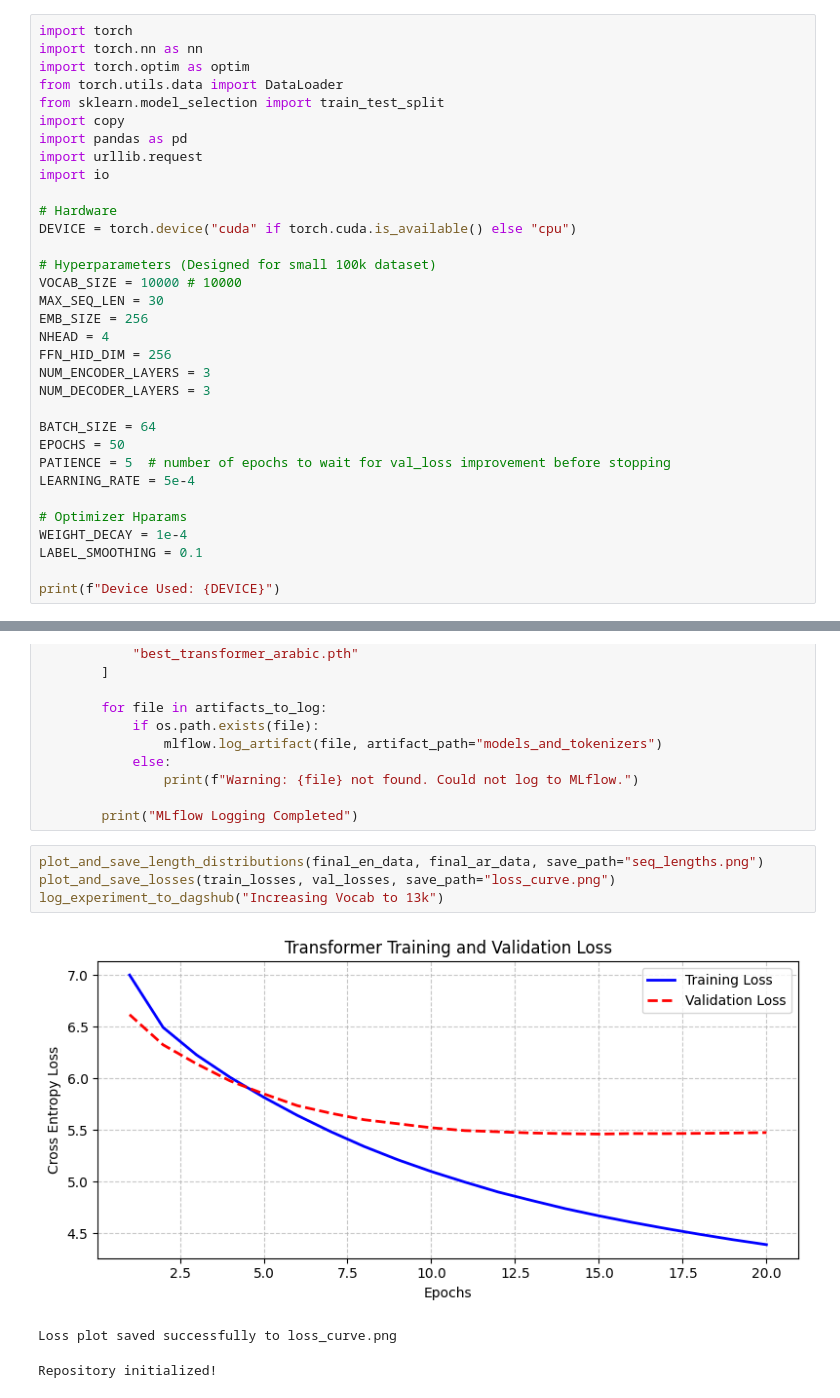
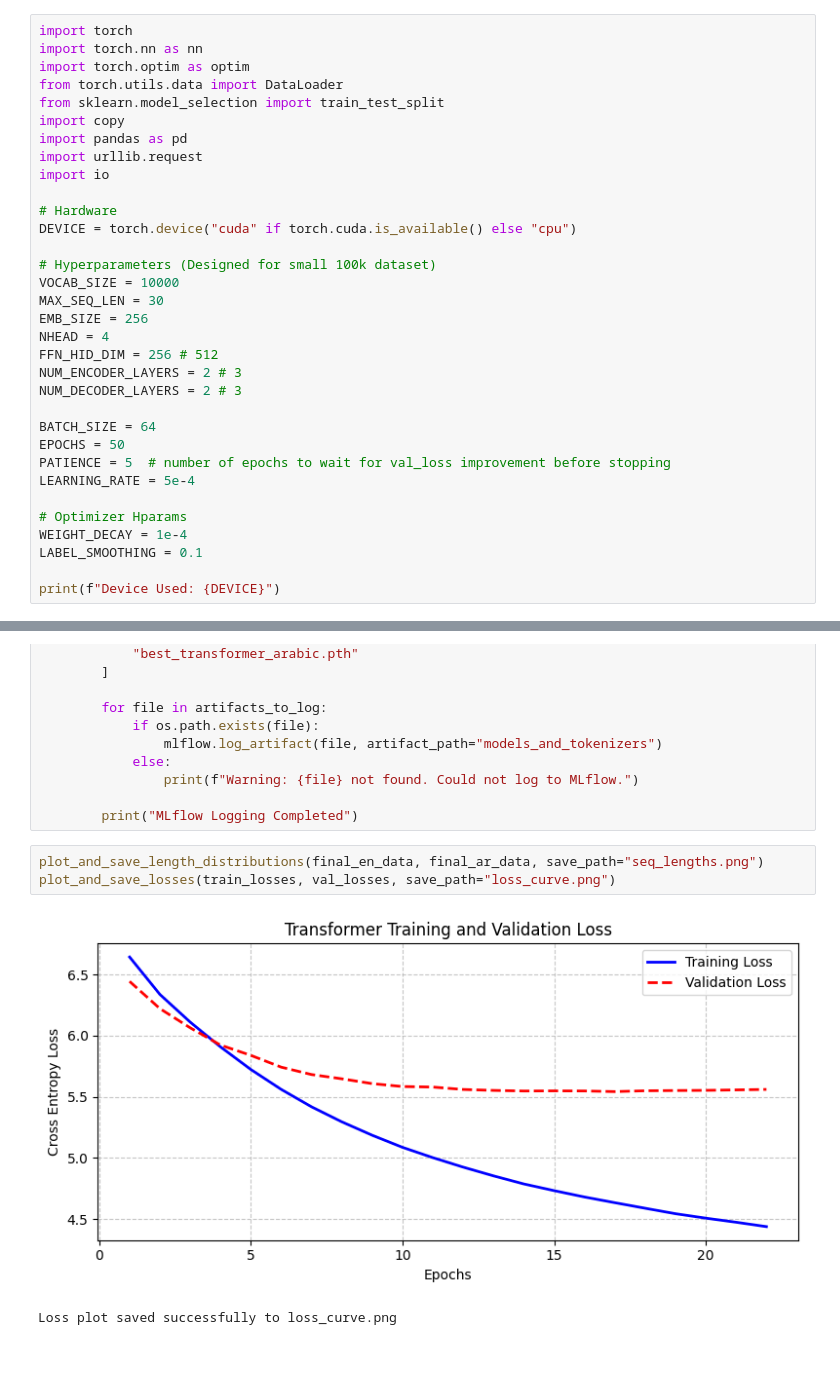
Before and after one commit to michael-nabil/Neural-Machine-Translation, a Jupyter notebook: en_ar_translation.ipynb, the cells around one changed output, grey strips where cells are left out. Saved outputs shown, nothing was run; the diff lists cells and outputs as text; blank space fills up the shorter version.

```diff
--- a/en_ar_translation.ipynb
+++ b/en_ar_translation.ipynb
@@ -823,13 +823,13 @@ import io
 DEVICE = torch.device("cuda" if torch.cuda.is_available() else "cpu")
 
 # Hyperparameters (Designed for small 100k dataset)
-VOCAB_SIZE = 10000 # 10000
+VOCAB_SIZE = 10000
 MAX_SEQ_LEN = 30
 EMB_SIZE = 256
 NHEAD = 4
-FFN_HID_DIM = 256
-NUM_ENCODER_LAYERS = 3
-NUM_DECODER_LAYERS = 3
+FFN_HID_DIM = 256 # 512
+NUM_ENCODER_LAYERS = 2 # 3
+NUM_DECODER_LAYERS = 2 # 3
 
 BATCH_SIZE = 64
 EPOCHS = 50
@@ -1230,8 +1229,6 @@ def log_experiment_to_dagshub(run_description):
 # %%
 plot_and_save_length_distributions(final_en_data, final_ar_data, save_path="seq_lengths.png")
 plot_and_save_losses(train_losses, val_losses, save_path="loss_curve.png")
-log_experiment_to_dagshub("Increasing Vocab to 13k")
 # %% [output]
-[figure, old version]
+[figure, new version]
 Loss plot saved successfully to loss_curve.png
-Repository initialized!
```
Also changed, not shown: parts of 5 cells of this notebook.
